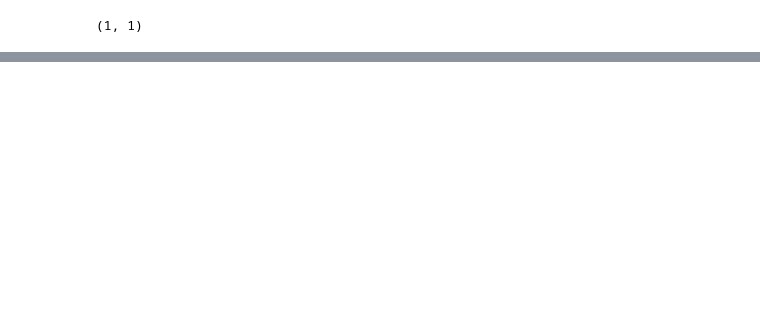
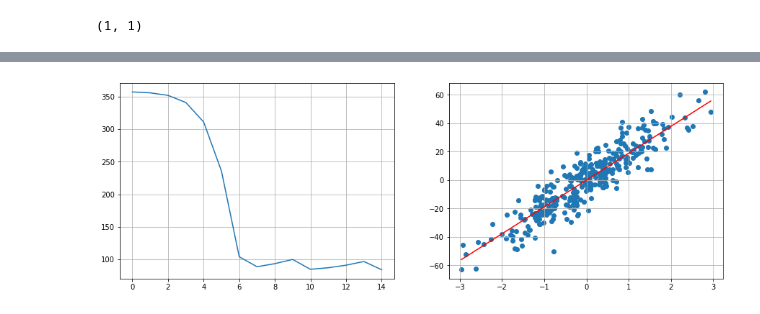
Before and after one commit to mechanoid5/ml_lib, a Jupyter notebook: regression.ipynb, the cells around one changed output, grey strips where cells are left out. Cells and saved outputs as stored; diff of their text form; code cells hidden in the pictures; blank space fills up the shorter version.

```diff
--- a/regression.ipynb
+++ b/regression.ipynb
@@ -53,16 +77,7 @@ from lib.loss.msqe import MSQE
 loss = MSQE(model)
 
 from lib.optimizer.lrate import ConstLRA # скорость обучения - константная
-lra = ConstLRA(.01)
-
-
-#from lib.optimizer.breaker import EarlyStopping # прерывание при достижении прога значения ф-ции потери
-# EarlyStopping( bound=None, min_delta=0., max_delta=None, patience=2 )
-#es = EarlyStopping(bound=1e-2)
-
-# from lib.optimizer.regularizator import RegularizationL1 # регуляризация
-# RegularizationL1(rho)
-#reg = RegularizationL1(rho=.01)
+lra = ConstLRA(.1)
 
 from lib.optimizer.gd import SGD # метод  оптимизации стохастический градиентный спуск
 # SGD(loss,lra=ConstLRA(.1),breaker=Breaking(),regul=Regularization(1.),momentum=0.)
@@ -85,21 +98,13 @@ ERROR:root:too many indices for array: array is 1-dimensional, but 2 were indexe
-# %%
-%xdel model
-
-y_ = yr[:,np.newaxis]
-
-model = LinearRegression(n_features=Xr.shape[1] )
-# es=EarlyStopping(min_delta=1e-1,patience=4)
-# lsh,lrh = SGD(MSQE(model),lra=lra,es=es).fit([Xr,y_],n_epoch=15,batch_size=10)
-lsh,lrh = GD(MSQE(model),lra=ConstLRA(.9)).fit([Xr,y_],n_epoch=150)
 # %%
-
-a = np.linspace(Xr.min(),Xr.max(),100)[:,np.newaxis]
-p = model.predict(a)
+x = np.linspace(X_test.min(),X_test.max(),100)[:,np.newaxis]
+p = model.predict(x)
 
 fig,(ax0,ax1) = plt.subplots(1,2,figsize=(15,5))
-ax0.plot(lsh)
+ax0.plot(loss.history)
 ax0.grid()
 
-ax1.scatter(Xr,yr)
-ax1.plot(a,p,c='r')
+ax1.scatter(X_test,y_test)
+ax1.plot(x,p,c='r')
 ax1.grid()
+# %% [output]
+[figure, added]
```
Also changed, not shown: parts of 11 cells of this notebook, 1 other file.
